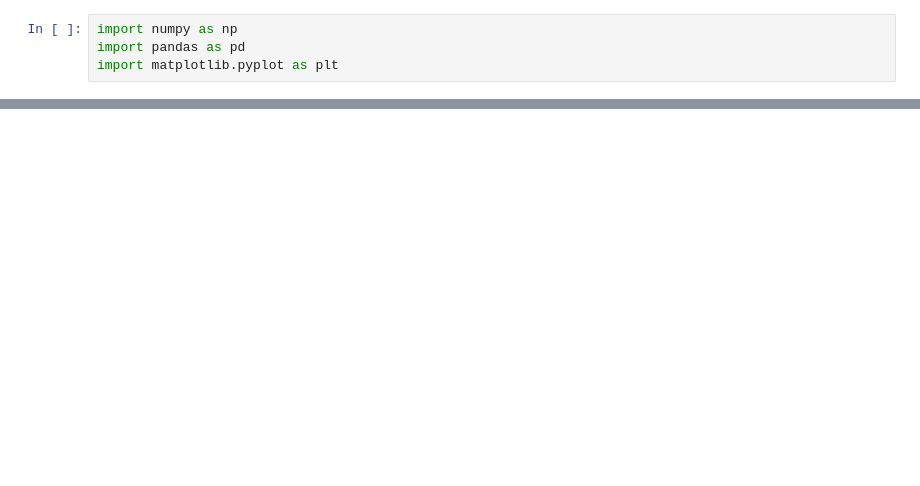
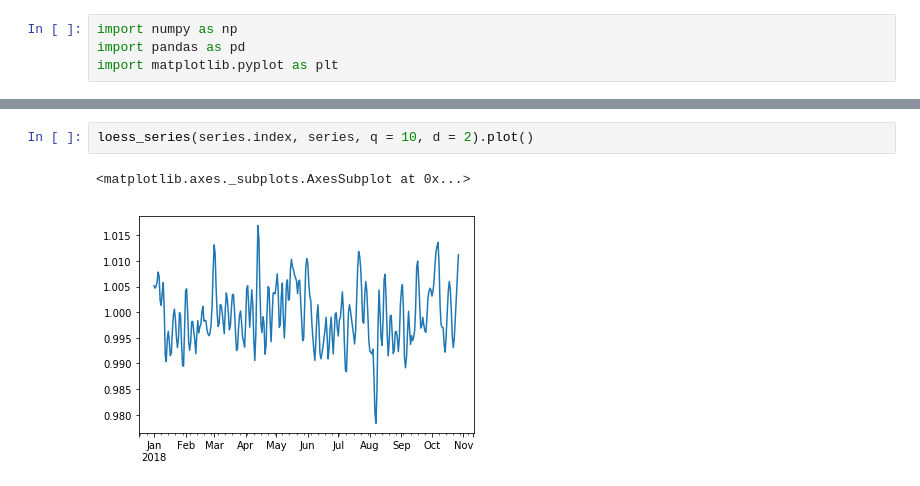
Before and after one commit to sral85/STL, a Jupyter notebook: STL.ipynb, the cells around one changed output, grey strips where cells are left out. Drawn from its saved outputs; the diff is of its cells as text; blank space fills up the shorter version.

```diff
--- a/STL.ipynb
+++ b/STL.ipynb
@@ -4,0 +154,5 @@ import matplotlib.pyplot as plt
+# %%
+loess_series(series.index, series, q = 10, d = 2).plot()
+# %% [output]
+<matplotlib.axes._subplots.AxesSubplot at 0x...>
+[figure, added]
```
Also changed, not shown: parts of 31 cells of this notebook.
